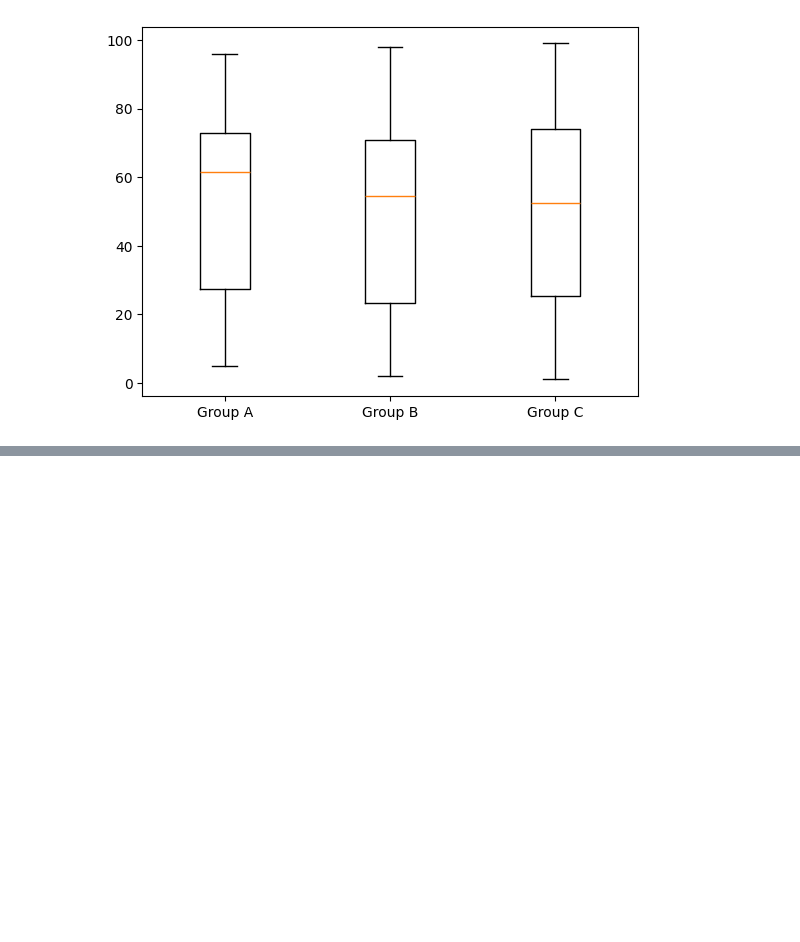
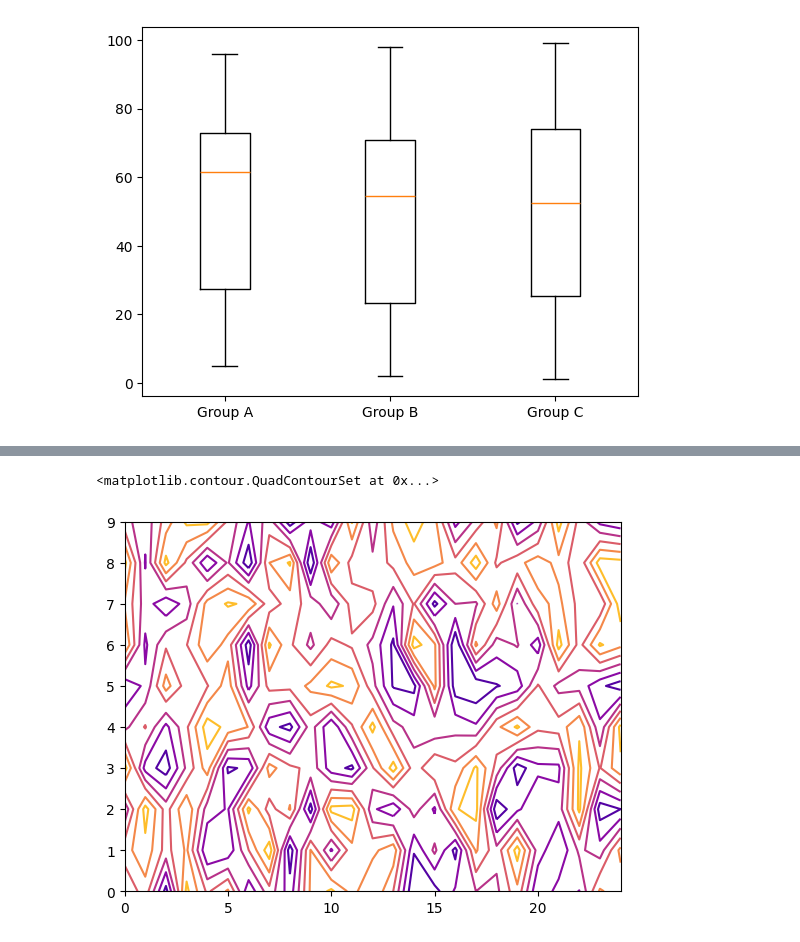
Before and after one commit to MehulEXE/python, a Jupyter notebook: matplot.ipynb, the cells around one changed output, grey strips where cells are left out. Saved outputs shown, nothing was run; the diff lists cells and outputs as text; code cells hidden in the pictures; blank space fills up the shorter version.

```diff
--- a/matplot.ipynb
+++ b/matplot.ipynb
@@ -112,0 +134,9 @@ plt.show()
+# %%
+'''CONTOUR PLOT'''
+#can plot 2-d data
+matrix=np.random.rand(10,25)*100
+matrix2=np.random.rand(10,20,18)*100 # this is 3-D matrix
+plt.contour(matrix,cmap='plasma')
+# %% [output]
+<matplotlib.contour.QuadContourSet at 0x...>
+[figure, added]
```
Also changed, not shown: parts of 8 cells of this notebook.
